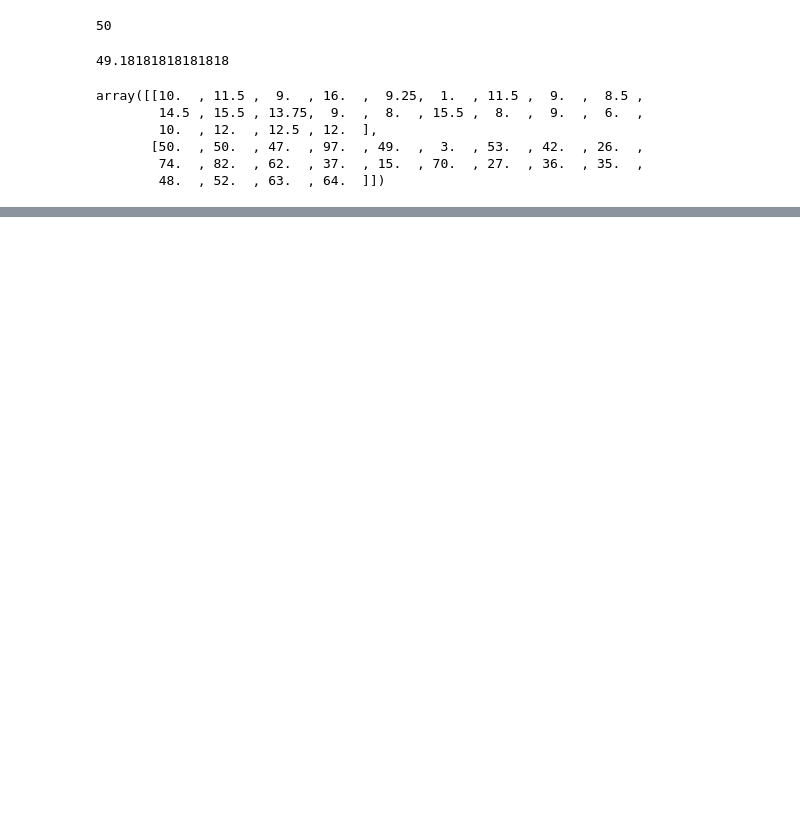
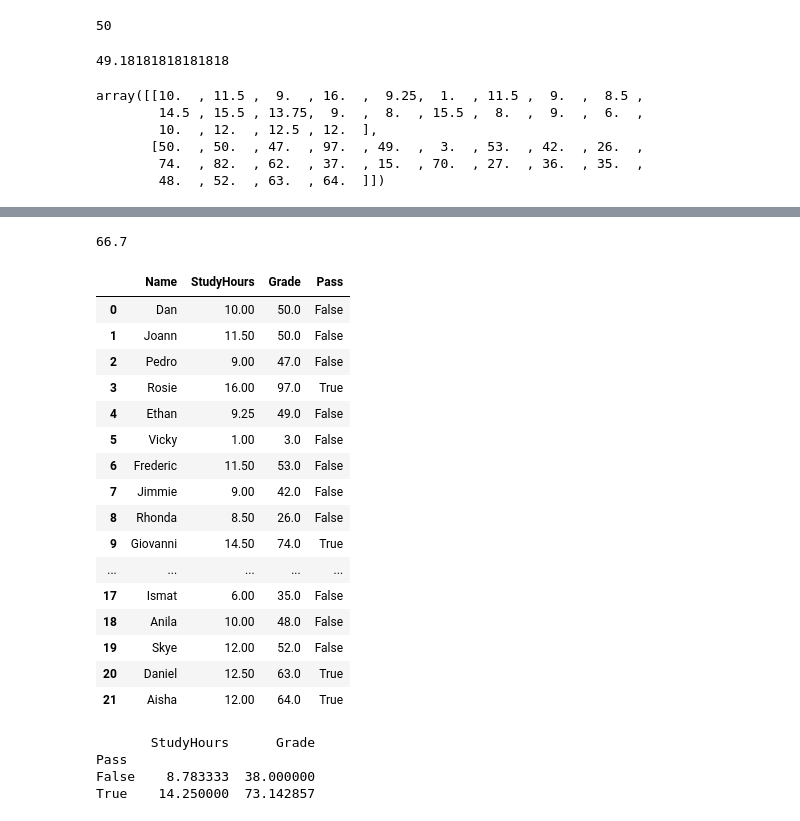
Before and after one commit to synergeur/Synergeur_Learn, a Jupyter notebook: CoursRechercheDonner/Cours 1.ipynb, the cells around one changed output, grey strips where cells are left out. Cells and saved outputs as stored; diff of their text form; code cells hidden in the pictures; blank space fills up the shorter version.

```diff
--- a/CoursRechercheDonner/Cours 1.ipynb
+++ b/CoursRechercheDonner/Cours 1.ipynb
@@ -45,0 +132,4 @@ array([[10.  , 11.5 ,  9.  , 16.  ,  9.25,  1.  , 11.5 ,  9.  ,  8.5 ,
+# %%
+df_students = pd.read_csv('grades.csv', delimiter=',', header='infer')
+df_students.head()
+# pd.read_csv permet de lire un fichier csv "excel"
@@ -45,0 +174,36 @@ array([[10.  , 11.5 ,  9.  , 16.  ,  9.25,  1.  , 11.5 ,  9.  ,  8.5 ,
+# %%
+df_students[df_students.StudyHours >= mean_study].Grade.mean()
+# affiche la moyenne des resultats qui sont au dessus de la moyenne total
+# %% [output]
+66.7
+# %%
+passes =  pd.Series(df_students['Grade'] >= 60)
+df_students = pd.concat([df_students,passes.rename('Pass')], axis=1)
+df_students
+# ajoute la colone pass avec comme result true ou false si le grade est sup||egal a 60
+# %% [output]
+|  | Name | StudyHours | Grade | Pass |
+| 0 | Dan | 10.00 | 50.0 | False |
+| 1 | Joann | 11.50 | 50.0 | False |
+| 2 | Pedro | 9.00 | 47.0 | False |
+| 3 | Rosie | 16.00 | 97.0 | True |
+| 4 | Ethan | 9.25 | 49.0 | False |
+| 5 | Vicky | 1.00 | 3.0 | False |
+| 6 | Frederic | 11.50 | 53.0 | False |
+| 7 | Jimmie | 9.00 | 42.0 | False |
+| 8 | Rhonda | 8.50 | 26.0 | False |
+| 9 | Giovanni | 14.50 | 74.0 | True |
+| ... | ... | ... | ... | ... |
+| 17 | Ismat | 6.00 | 35.0 | False |
+| 18 | Anila | 10.00 | 48.0 | False |
+| 19 | Skye | 12.00 | 52.0 | False |
+| 20 | Daniel | 12.50 | 63.0 | True |
+| 21 | Aisha | 12.00 | 64.0 | True |
+# %%
+print(df_students.groupby(df_students.Pass)[['StudyHours', 'Grade']].mean())
+# print la moyenne des resultats par rapport a la colone Pass
+# %% [output]
+       StudyHours      Grade
+Pass
+False    8.783333  38.000000
+True    14.250000  73.142857
```
Also changed, not shown: parts of 18 cells of this notebook, 1 other file.
